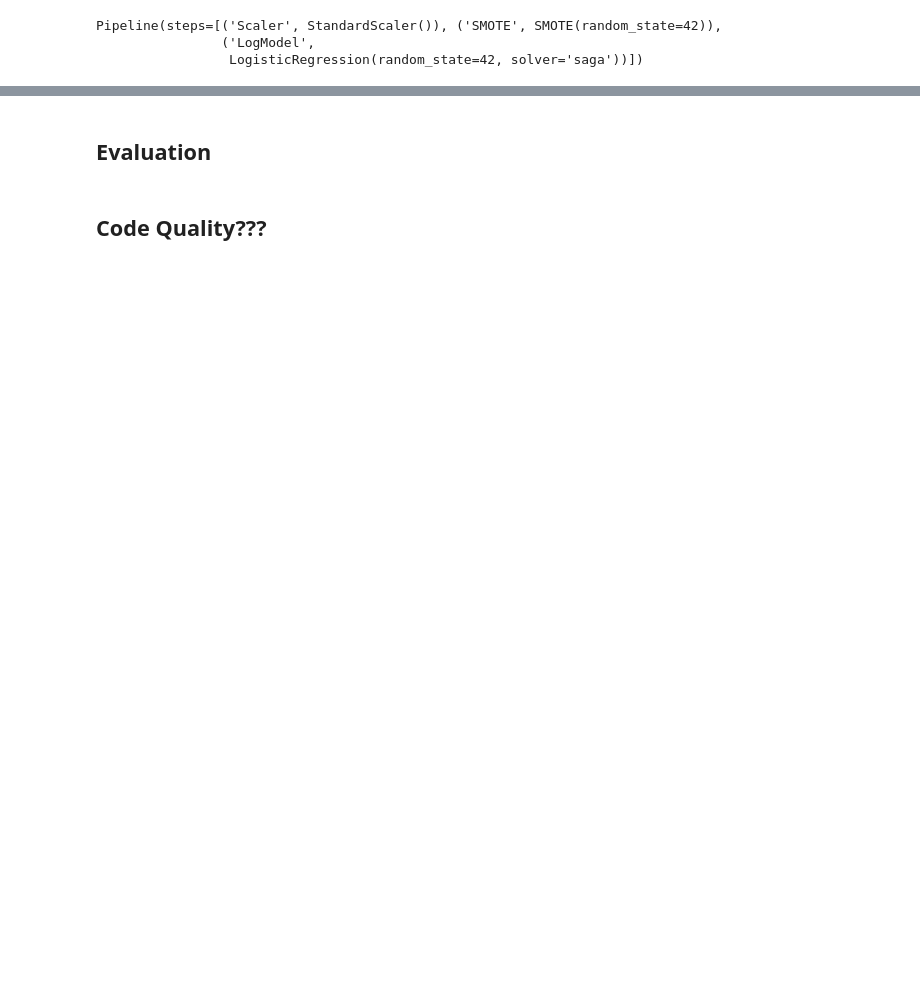
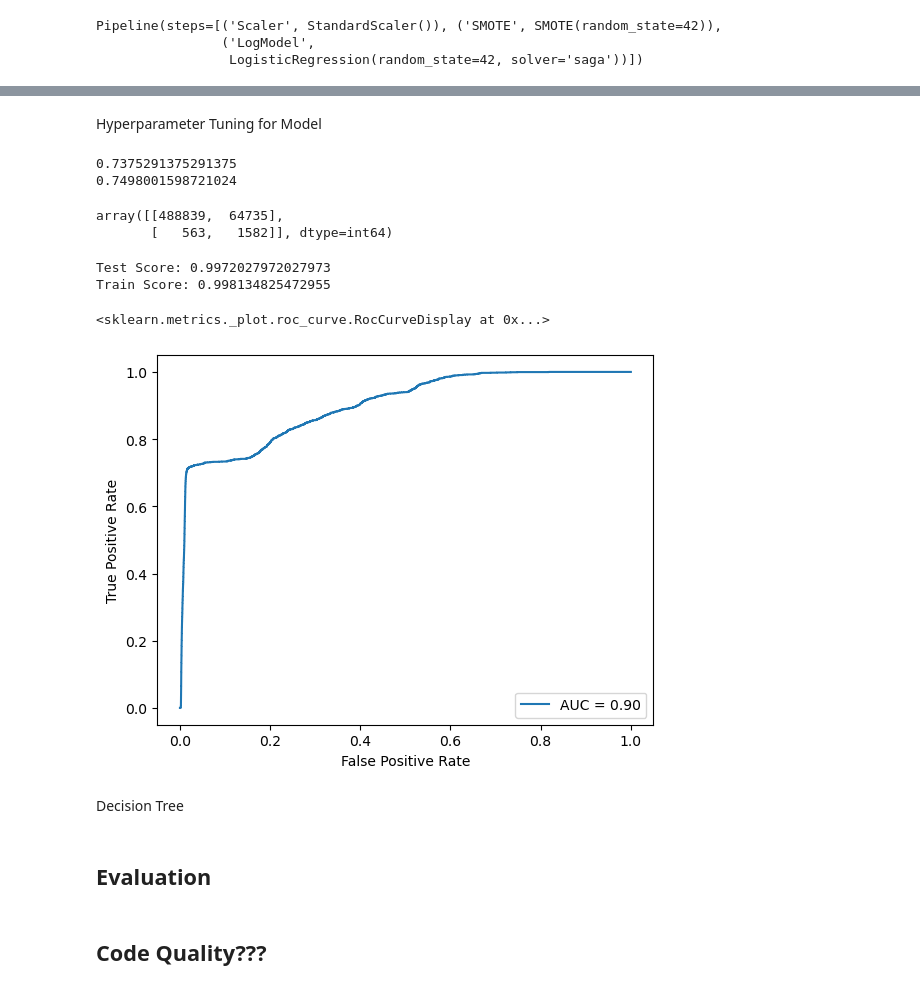
Before and after one commit to ChuckNadel/Classifying-Credit-Card-Fraud, a Jupyter notebook: FraudNotebook1.ipynb, the cells around one changed output, grey strips where cells are left out. Cells and saved outputs as stored; diff of their text form; code cells hidden in the pictures; blank space fills up the shorter version.

Commit message:
Log Model Complete

```diff
--- a/FraudNotebook1.ipynb
+++ b/FraudNotebook1.ipynb
@@ -405,0 +430,49 @@ print(recall_score(y_train, Y_pred_train))
+# %% [markdown]
+Hyperparameter Tuning for Model
+# %%
+# Custom Scorer
+def custom_recall_score(y_true, y_pred_prob, threshold):
+    y_pred = (y_pred_prob >= threshold).astype(int)
+    return recall_score(y_true, y_pred)
+# %%
+for n in range(1,6):
+    scorer = make_scorer(custom_recall_score, threshold = n/10, needs_proba=True)
+    param_gridLog = {'LogModel__C': [i/2 for i in range(10, 51, 5)], 'LogModel__penalty': ['l2','l1']} #  scoring__threshold': [i/20 for i in range(1, 10)]
+    grid_search = RandomizedSearchCV(pipelineLog, param_distributions = param_gridLog, scoring=scorer, cv=5)
+    print(f'Fitting iteration {n}')
+    grid_search.fit(X_train, y_train)
+    print(f'Scoring Threshold: {n/20}')
+    print("Best threshold value:", grid_search.best_params_)
+    print("Best recall score:", grid_search.best_score_)
+# %%
+bestModel = LogisticRegression(random_state = 42, solver = 'saga', C = 22.5)
+scorer = make_scorer(custom_recall_score, threshold = 0.1, needs_proba= True)
+pipelineLogBest = Pipeline([('Scaler', SS),('SMOTE', SMT),('LogModel', bestModel)])
+pipelineLogBest.fit(X_train, y_train)
+# %% [output]
+0.7375291375291375
+0.7498001598721024
+array([[488839,  64735],
+       [   563,   1582]], dtype=int64)
+# %%
+y_pred_testProb = pipelineLogBest.predict_proba(X_test)
+y_pred_trainProb = pipelineLogBest.predict_proba(X_train)
+print(f"Test Score: {custom_recall_score(y_test, y_pred_testProb[:,1], 0.10)}")
+print(f"Train Score: {custom_recall_score(y_train, y_pred_trainProb[:,1], 0.10)}")
+#confusion_matrix(y_test, y_pred_testProb)
+print()
+# %% [output]
+Test Score: 0.9972027972027973
+Train Score: 0.998134825472955
+# %%
+import matplotlib.pyplot as plt
+fpr, tpr, thresholds = roc_curve(y_test, y_pred_testProb[:,1])
+roc_auc = auc(fpr, tpr)
+
+display = RocCurveDisplay(fpr = fpr, tpr = tpr, roc_auc = roc_auc)
+display.plot()
+# %% [output]
+<sklearn.metrics._plot.roc_curve.RocCurveDisplay at 0x...>
+[figure, added]
+# %% [markdown]
+Decision Tree
```
Also changed, not shown: parts of 6 cells of this notebook.
